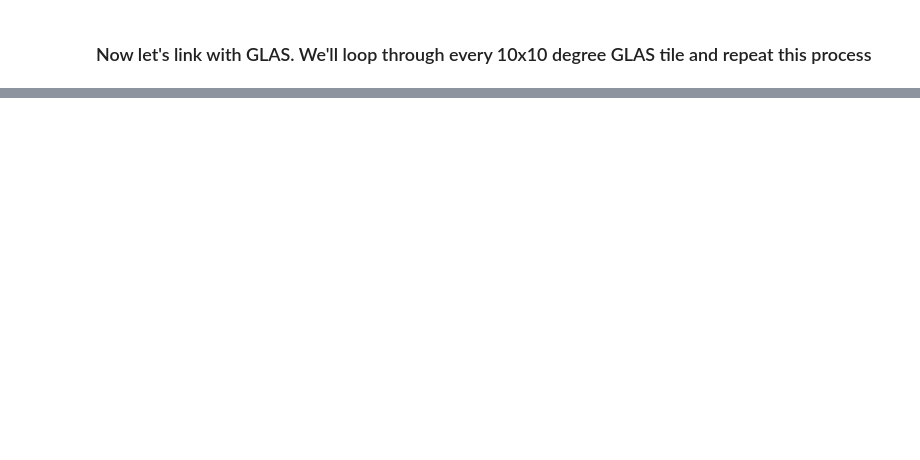
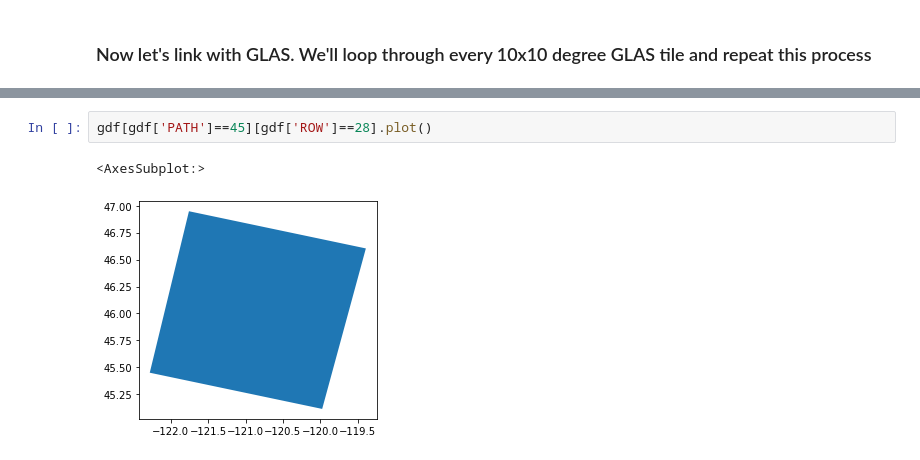
Before and after one commit to carbonplan/trace, a Jupyter notebook: notebooks/landsat_processing.ipynb, the cells around one changed output, grey strips where cells are left out. Cells and saved outputs as stored; diff of their text form; blank space fills up the shorter version.

```diff
--- a/notebooks/landsat_processing.ipynb
+++ b/notebooks/landsat_processing.ipynb
@@ -283,0 +559,5 @@ proj_x, proj_y
+# %%
+gdf[gdf['PATH']==45][gdf['ROW']==28].plot()
+# %% [output]
+<AxesSubplot:>
+[figure, added]
```
Also changed, not shown: parts of 82 cells of this notebook.
